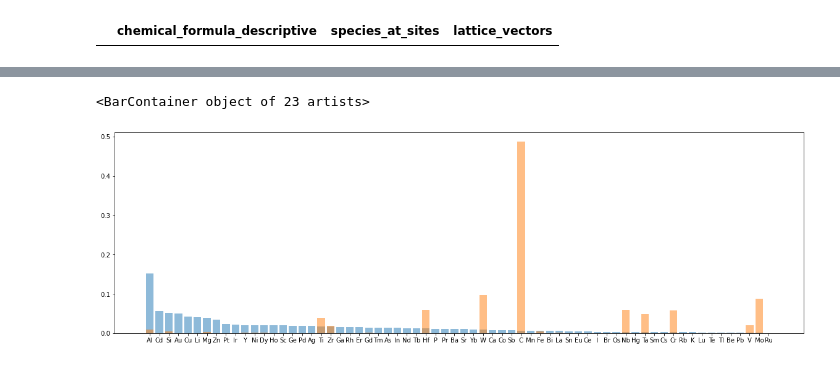
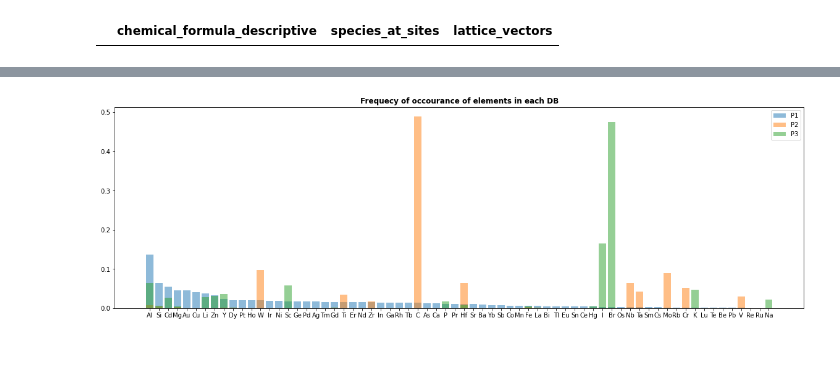
Before and after one commit to Materials-Consortia/optimade-paper-example-applications, a Jupyter notebook: src/high_entropy_alloys_ml/countOptimizerAndMLscript/denityCalcAndLearn.ipynb, the cells around one changed output, grey strips where cells are left out. Drawn from its saved outputs; the diff is of its cells as text; code cells hidden in the pictures.

```diff
--- a/src/high_entropy_alloys_ml/countOptimizerAndMLscript/denityCalcAndLearn.ipynb
+++ b/src/high_entropy_alloys_ml/countOptimizerAndMLscript/denityCalcAndLearn.ipynb
@@ -77,5 +67,7 @@ KeyboardInterrupt:
 # %%
 df = pd.DataFrame(columns=respFields)
+df.attrs['Filter Query'] = filterQry
+df.attrs['Providers List'] = client.base_urls
 df.astype({'chemical_formula_descriptive':str, 'species_at_sites':object, 'lattice_vectors':object})
 # %% [output]
 |  | chemical_formula_descriptive | species_at_sites | lattice_vectors |
@@ -156,0 +130,6 @@ modelF = getRsq(X_train1+X_train2, X_test1+X_test2, y_train1+y_train2, y_test1+y
+# %%
+X_train = [[] for x in range(len(providerList)+1)]
+y_train = [[] for x in range(len(providerList)+1)]
+X_test = [[] for x in range(len(providerList)+1)]
+y_test = [[] for x in range(len(providerList)+1)]
+models = [[] for x in range(len(providerList)+1)]
@@ -157,9 +158,9 @@ modelF = getRsq(X_train1+X_train2, X_test1+X_test2, y_train1+y_train2, y_test1+y
 # %%
-res = [model1.score(X_test1+X_test2, y_test1+y_test2), model2.score(X_test1+X_test2, y_test1+y_test2), modelF.score(X_test1+X_test2, y_test1+y_test2)]
 fig, ax = plt.subplots(figsize=(8,3))
-p = ax.barh(['P1 Model', 'P2 Model', 'P1+P2 Model'], res)
+colVals = ['tab:blue', 'tab:orange', 'tab:green', 'tab:gray']
+p = ax.barh(barLab, rsq, color=colVals, alpha=0.5)
 ax.bar_label(p, fmt='%.2f')
-plt.title('R$^2$ for prediction on P1+P2 data')
+plt.title('R$^2$')
 plt.xlim(0, 1)
 # %% [output]
 (0.0, 1.0)
@@ -176,28 +176,20 @@ plt.xlim(0, 3000)
 # %%
 df['Unique Elem'] = df.apply(lambda row: set(row['species_at_sites']),axis =1)
 # %%
-list1 = []
-list2 = []
-for listVal in df['species_at_sites'][df['provider']==providerList[0]]:
-    list1 += listVal
+allElemList = [[] for x in providerList]
+for idx, provider in enumerate(providerList):
+    for listVal in df['species_at_sites'][df['provider']==provider]:
+        allElemList[idx]+=listVal
 
-for listVal in df['species_at_sites'][df['provider']==providerList[1]]:
-    list2 += listVal
-
-dict1 = dict(pd.Series(list1).value_counts(normalize=True))
-dict2 = dict(pd.Series(list2).value_counts(normalize=True))
-
-# print('Provider 1: ', dict(pd.Series(list1).value_counts(normalize=True)))
-# print('Provider 2: ', dict(pd.Series(list2).value_counts(normalize=True)))
-
-# print('Intersetion: ', set.intersection(set1, set2))
+dictAllElem = [dict(pd.Series(listVal).value_counts(normalize=True)) for listVal in allElemList]
 # %%
-
-
 plt.figure(figsize=(20, 6))
-plt.bar(dict1.keys(), dict1.values(), alpha =0.5)
-plt.bar(dict2.keys(), dict2.values(), alpha =0.5)
+ax = plt.subplot()
+for idx, dicts in enumerate(dictAllElem):
+    ax.bar(dicts.keys(), dicts.values(), alpha =0.5, label = barLab[idx], color=colVals[idx])
+ax.legend()
+plt.title('Frequecy of occourance of elements in each DB', fontweight='bold')
+plt.show()
 # %% [output]
-<BarContainer object of 23 artists>
-[figure, old version]
+[figure, new version]
 # %%
```
Also changed, not shown: parts of 31 cells of this notebook.
